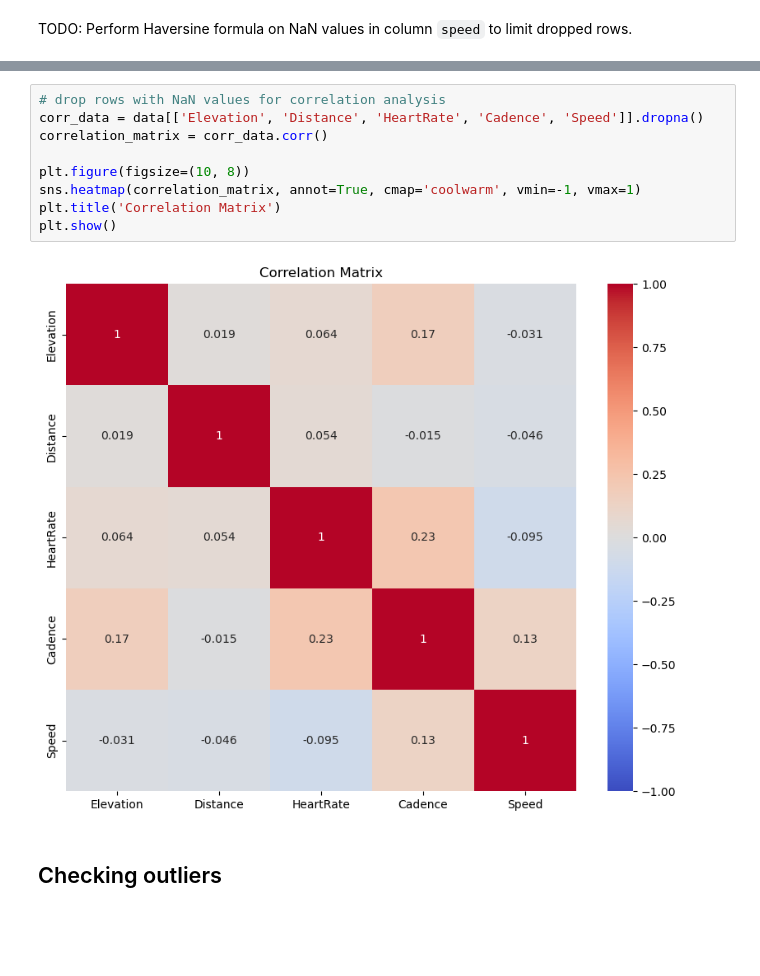
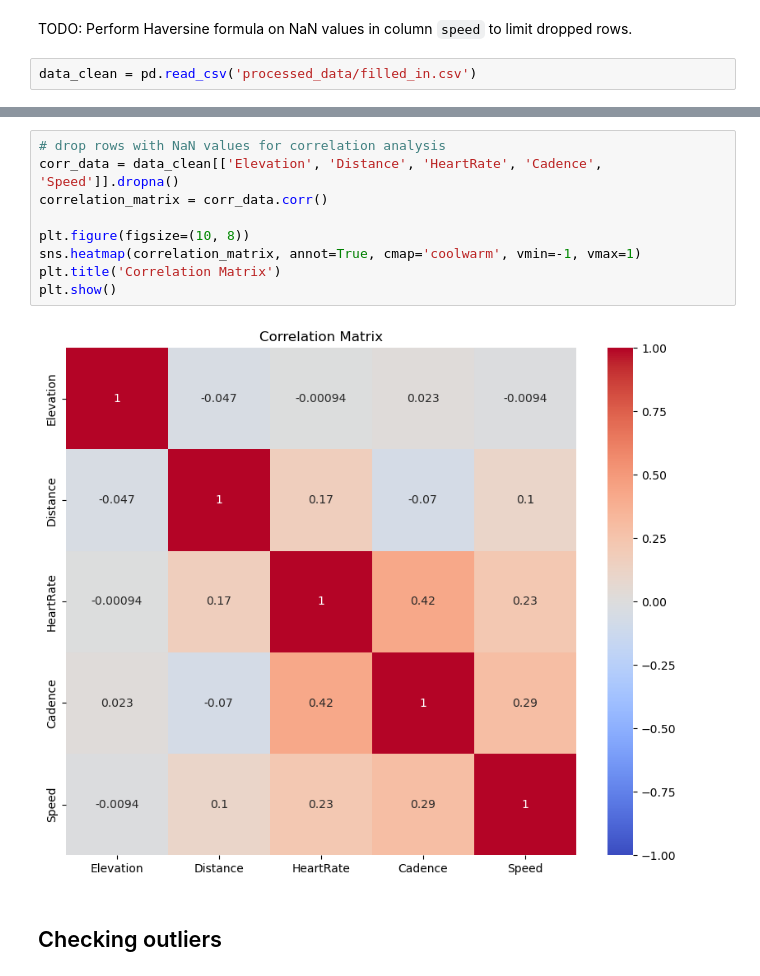
Before and after one commit to JJWRoeloffs/MLQS_group49, a Jupyter notebook: EDA.ipynb, the cells around one changed output, grey strips where cells are left out. Saved outputs shown, nothing was run; the diff lists cells and outputs as text; blank space fills up the shorter version.

```diff
--- a/EDA.ipynb
+++ b/EDA.ipynb
@@ -335,3 +335,5 @@ plt.show()
 ## Correlation Heatmap
 # %% [markdown]
 TODO: Perform Haversine formula on NaN values in column `speed` to limit dropped rows.
+# %%
+data_clean = pd.read_csv('processed_data/filled_in.csv')
@@ -338,14 +356,14 @@ TODO: Perform Haversine formula on NaN values in column `speed` to limit dropped
 # %%
 # drop rows with NaN values for correlation analysis
-corr_data = data[['Elevation', 'Distance', 'HeartRate', 'Cadence', 'Speed']].dropna()
+corr_data = data_clean[['Elevation', 'Distance', 'HeartRate', 'Cadence', 'Speed']].dropna()
 correlation_matrix = corr_data.corr()
 
 plt.figure(figsize=(10, 8))
 sns.heatmap(correlation_matrix, annot=True, cmap='coolwarm', vmin=-1, vmax=1)
 plt.title('Correlation Matrix')
 plt.show()
 # %% [output]
-[figure, old version]
+[figure, new version]
 # %% [markdown]
 ## Checking outliers
 # %% [markdown]
```
Also changed, not shown: parts of 3 cells of this notebook.
